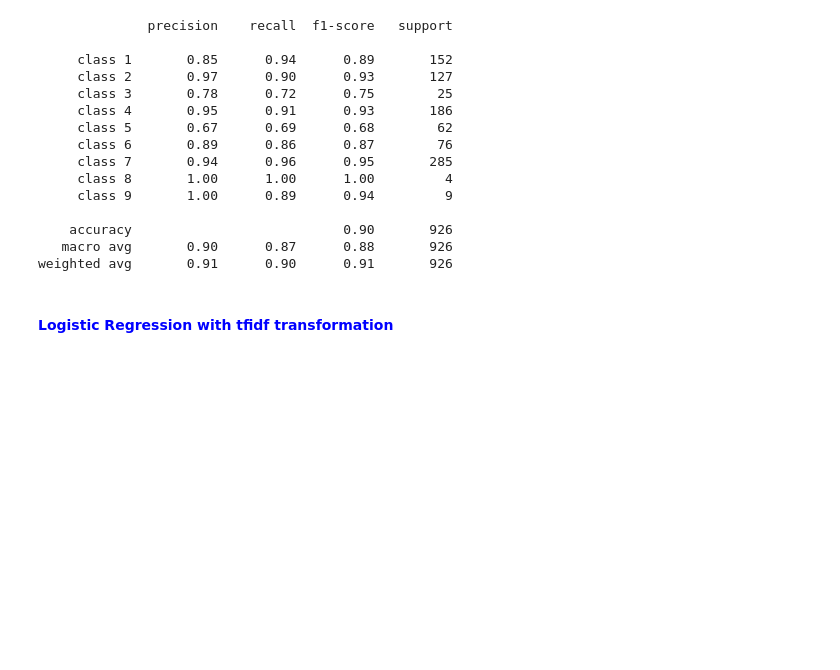
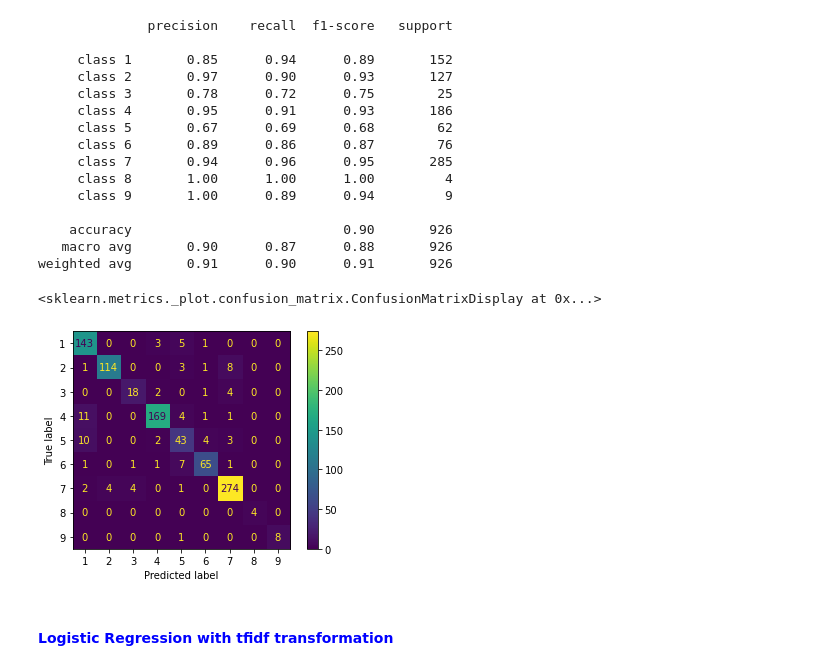
Before and after one commit to me-nobody/jovian-ml-project, a Jupyter notebook: jovian-ml-project-301221.ipynb, the cells around one changed output. Drawn from its saved outputs; the diff is of its cells as text; code cells hidden in the pictures; blank space fills up the shorter version.

Commit message:
metrics added

```diff
--- a/jovian-ml-project-301221.ipynb
+++ b/jovian-ml-project-301221.ipynb
@@ -590,3 +588,8 @@ weighted avg       0.91      0.90      0.91       926
+# %%
+plot_confusion_matrix(bow_model, X_train_bow, y_train)
+# %% [output]
+<sklearn.metrics._plot.confusion_matrix.ConfusionMatrixDisplay at 0x...>
+[figure, added]
 # %% [markdown]
 #### <font color='blue'>Logistic Regression with tfidf transformation</font>
 # %%
```
Also changed, not shown: parts of 13 cells of this notebook.
